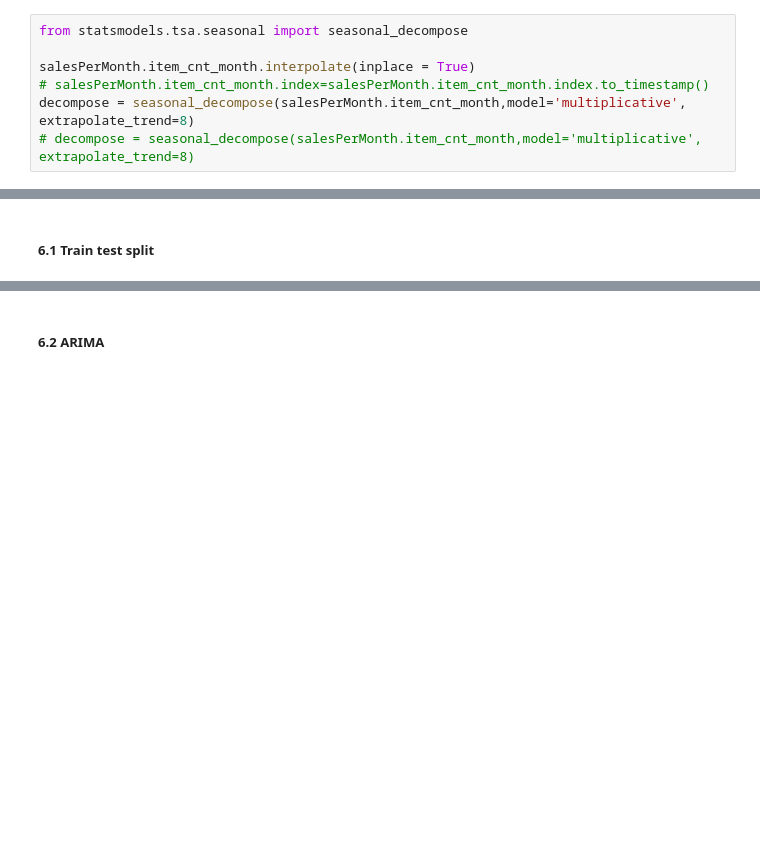
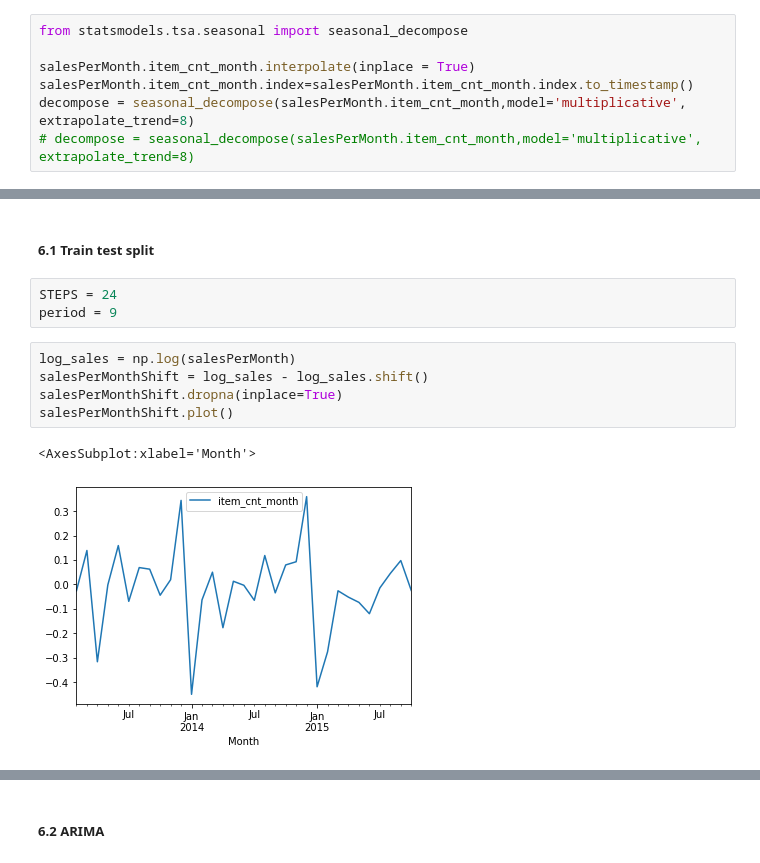
Before and after one commit to LooyeeNg/DataScienceProjects, a Jupyter notebook: predict future sales/predict-future-sales.ipynb, the cells around one changed output, grey strips where cells are left out. Cells and saved outputs as stored; diff of their text form; blank space fills up the shorter version.

```diff
--- a/predict future sales/predict-future-sales.ipynb
+++ b/predict future sales/predict-future-sales.ipynb
@@ -230,7 +181,7 @@ array([131479., 128090., 147142., 107190., 106970., 125381., 116966.,
 from statsmodels.tsa.seasonal import seasonal_decompose
 
 salesPerMonth.item_cnt_month.interpolate(inplace = True)
-# salesPerMonth.item_cnt_month.index=salesPerMonth.item_cnt_month.index.to_timestamp()
+salesPerMonth.item_cnt_month.index=salesPerMonth.item_cnt_month.index.to_timestamp()
 decompose = seasonal_decompose(salesPerMonth.item_cnt_month,model='multiplicative', extrapolate_trend=8)
 # decompose = seasonal_decompose(salesPerMonth.item_cnt_month,model='multiplicative', extrapolate_trend=8)
 # %%
@@ -280,3 +225,14 @@ dtype: float64
 #### 6. Model Fitting
 # %% [markdown]
 ##### 6.1 Train test split
+# %%
+STEPS = 24
+period = 9
+# %%
+log_sales = np.log(salesPerMonth)
+salesPerMonthShift = log_sales - log_sales.shift()
+salesPerMonthShift.dropna(inplace=True)
+salesPerMonthShift.plot()
+# %% [output]
+<AxesSubplot:xlabel='Month'>
+[figure, added]
```
Also changed, not shown: parts of 16 cells of this notebook.
